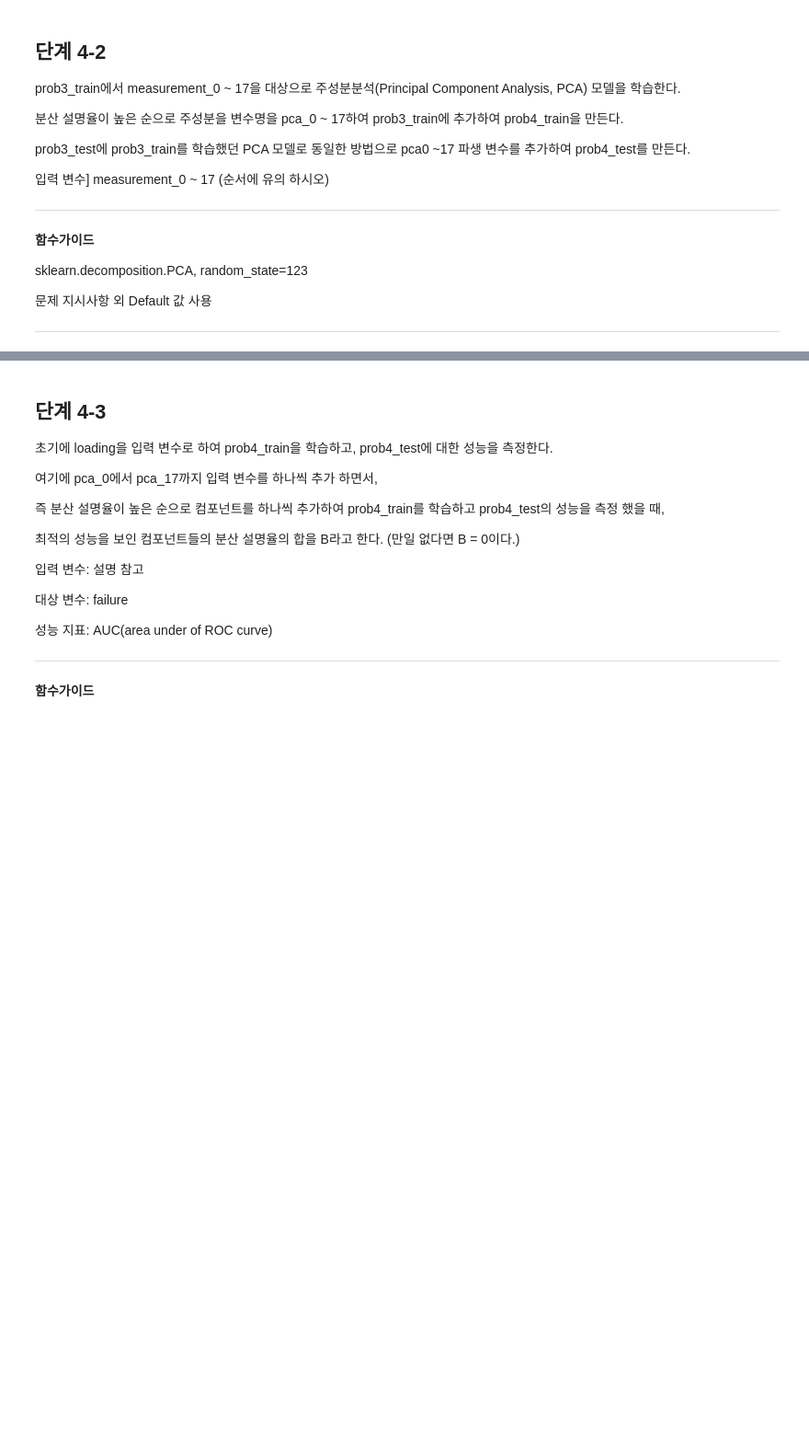
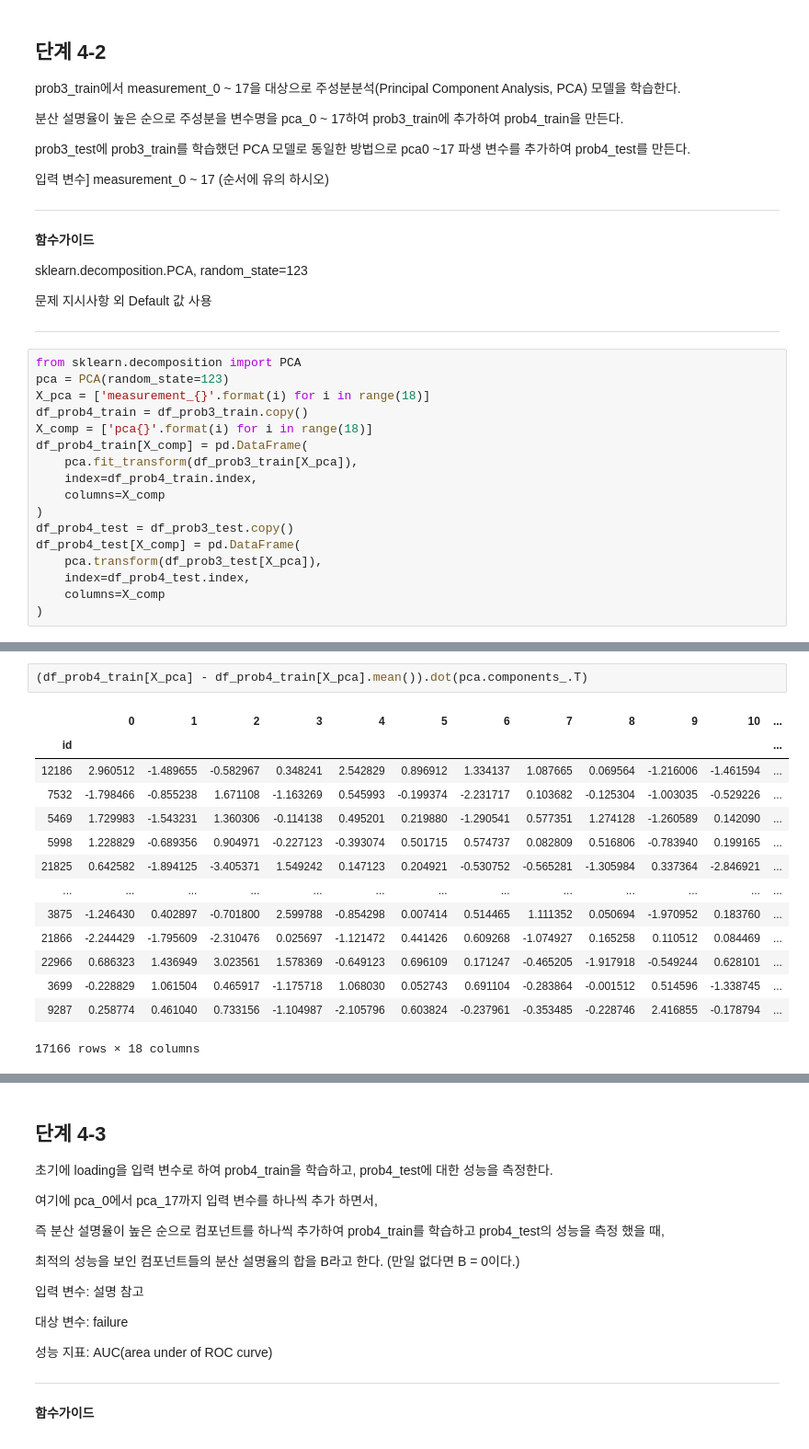
Before and after one commit to sunkusun9/DS_lv3_2311_2, a Jupyter notebook: sec_ds_lv3_prob1_prob.ipynb, the cells around one changed output, grey strips where cells are left out. Shown at 92% size. Cells and saved outputs as stored; diff of their text form; blank space fills up the shorter version.

```diff
--- a/sec_ds_lv3_prob1_prob.ipynb
+++ b/sec_ds_lv3_prob1_prob.ipynb
@@ -1206,3 +1221,20 @@ sklearn.decomposition.PCA, random_state=123
 문제 지시사항 외 Default 값 사용
 
 ---
+# %%
+from sklearn.decomposition import PCA
+pca = PCA(random_state=123)
+X_pca = ['measurement_{}'.format(i) for i in range(18)]
+df_prob4_train = df_prob3_train.copy()
+X_comp = ['pca{}'.format(i) for i in range(18)]
+df_prob4_train[X_comp] = pd.DataFrame(
+    pca.fit_transform(df_prob3_train[X_pca]),
+    index=df_prob4_train.index,
+    columns=X_comp
+)
+df_prob4_test = df_prob3_test.copy()
+df_prob4_test[X_comp] = pd.DataFrame(
+    pca.transform(df_prob3_test[X_pca]),
+    index=df_prob4_test.index,
+    columns=X_comp
+)
@@ -1208,0 +1317,17 @@ sklearn.decomposition.PCA, random_state=123
+# %%
+(df_prob4_train[X_pca] - df_prob4_train[X_pca].mean()).dot(pca.components_.T)
+# %% [output]
+|  | 0 | 1 | 2 | 3 | 4 | 5 | 6 | 7 | 8 | 9 | 10 | ... |
+| id |  |  |  |  |  |  |  |  |  |  |  | ... |
+| 12186 | 2.960512 | -1.489655 | -0.582967 | 0.348241 | 2.542829 | 0.896912 | 1.334137 | 1.087665 | 0.069564 | -1.216006 | -1.461594 | ... |
+| 7532 | -1.798466 | -0.855238 | 1.671108 | -1.163269 | 0.545993 | -0.199374 | -2.231717 | 0.103682 | -0.125304 | -1.003035 | -0.529226 | ... |
+| 5469 | 1.729983 | -1.543231 | 1.360306 | -0.114138 | 0.495201 | 0.219880 | -1.290541 | 0.577351 | 1.274128 | -1.260589 | 0.142090 | ... |
+| 5998 | 1.228829 | -0.689356 | 0.904971 | -0.227123 | -0.393074 | 0.501715 | 0.574737 | 0.082809 | 0.516806 | -0.783940 | 0.199165 | ... |
+| 21825 | 0.642582 | -1.894125 | -3.405371 | 1.549242 | 0.147123 | 0.204921 | -0.530752 | -0.565281 | -1.305984 | 0.337364 | -2.846921 | ... |
+| ... | ... | ... | ... | ... | ... | ... | ... | ... | ... | ... | ... | ... |
+| 3875 | -1.246430 | 0.402897 | -0.701800 | 2.599788 | -0.854298 | 0.007414 | 0.514465 | 1.111352 | 0.050694 | -1.970952 | 0.183760 | ... |
+| 21866 | -2.244429 | -1.795609 | -2.310476 | 0.025697 | -1.121472 | 0.441426 | 0.609268 | -1.074927 | 0.165258 | 0.110512 | 0.084469 | ... |
+| 22966 | 0.686323 | 1.436949 | 3.023561 | 1.578369 | -0.649123 | 0.696109 | 0.171247 | -0.465205 | -1.917918 | -0.549244 | 0.628101 | ... |
+| 3699 | -0.228829 | 1.061504 | 0.465917 | -1.175718 | 1.068030 | 0.052743 | 0.691104 | -0.283864 | -0.001512 | 0.514596 | -1.338745 | ... |
+| 9287 | 0.258774 | 0.461040 | 0.733156 | -1.104987 | -2.105796 | 0.603824 | -0.237961 | -0.353485 | -0.228746 | 2.416855 | -0.178794 | ... |
+17166 rows × 18 columns
```
Also changed, not shown: parts of 76 cells of this notebook.
